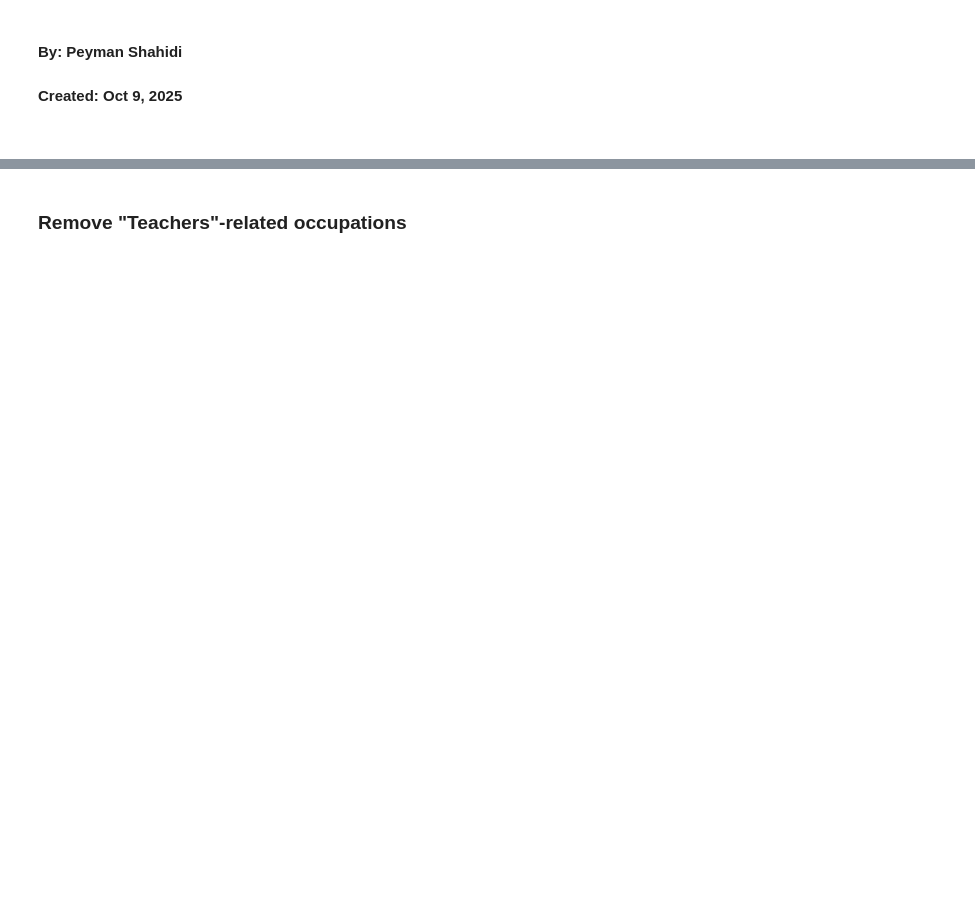
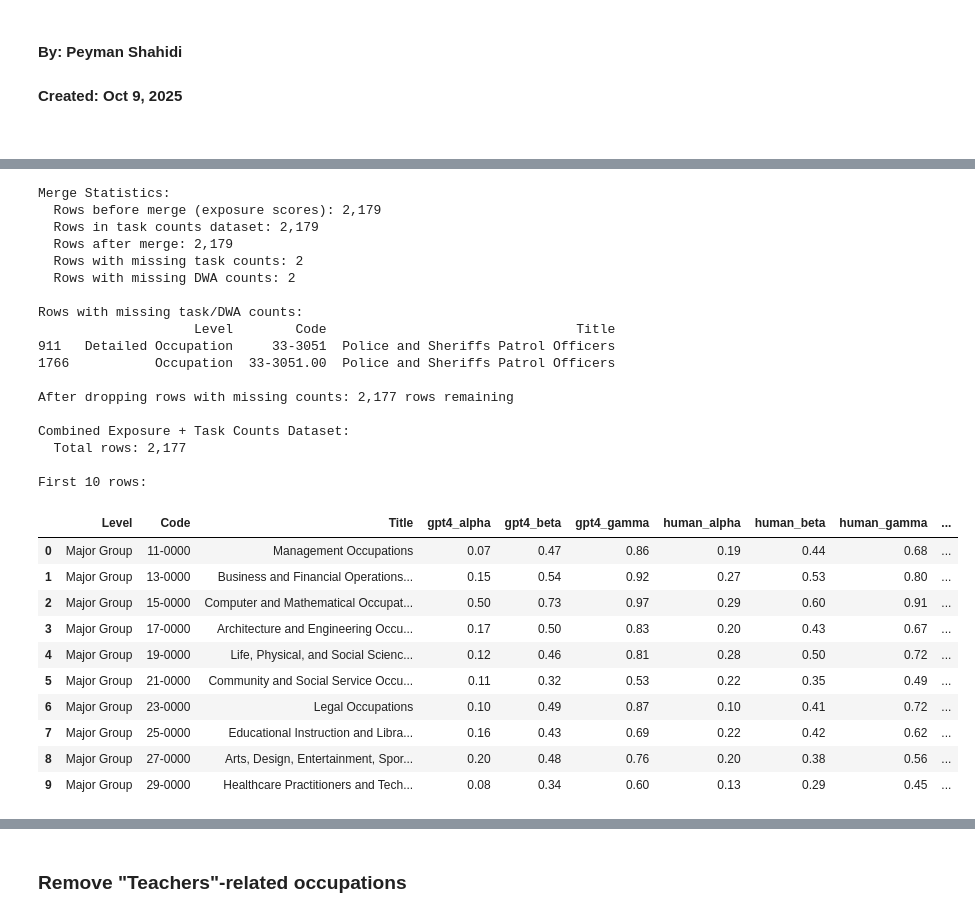
Before and after one commit to johnjosephhorton/rubin, a Jupyter notebook: agentic_ai/onet_gpt_exposure.ipynb, the cells around one changed output, grey strips where cells are left out. Drawn from its saved outputs; the diff is of its cells as text; code cells hidden in the pictures; blank space fills up the shorter version.

```diff
--- a/agentic_ai/onet_gpt_exposure.ipynb
+++ b/agentic_ai/onet_gpt_exposure.ipynb
@@ -186,8 +178,0 @@ gpts_df
-# %%
-## Merge AI Exposure to O*NET dataset
-ONET = pd.merge(ONET, gpts_df, left_on=['occ_code', 'occ_title'],
-                right_on=['O*NET-SOC Code', 'Occupation Title'], how='left')
-
-# Filter out rows with NaN GPT and human scores
-ONET_with_scores = ONET.dropna(subset=['gpt4_score', 'human_score'])
-ONET
@@ -274,0 +320,72 @@ ONET.head()
+# %%
+# Merge Task and DWA counts with exposure scores
+hierarchical_task_counts = pd.read_csv(f'{output_data_path}/hierarchical_task_counts.csv')
+
+# Merge on Level, Code, and Title
+exposure_scores_with_counts = exposure_scores_all_levels.merge(
+    hierarchical_task_counts[['Level', 'Code', 'Title', 'num_unique_tasks', 'num_unique_dwas']],
+    on=['Level', 'Code', 'Title'],
+    how='left'
+)
+
+# Check merge statistics
+print(f"\nMerge Statistics:")
+print(f"  Rows before merge (exposure scores): {len(exposure_scores_all_levels):,}")
+print(f"  Rows in task counts dataset: {len(hierarchical_task_counts):,}")
+print(f"  Rows after merge: {len(exposure_scores_with_counts):,}")
+print(f"  Rows with missing task counts: {exposure_scores_with_counts['num_unique_tasks'].isna().sum():,}")
+print(f"  Rows with missing DWA counts: {exposure_scores_with_counts['num_unique_dwas'].isna().sum():,}")
+
+# Show rows with missing values
+if exposure_scores_with_counts['num_unique_tasks'].isna().sum() > 0:
+    print(f"\nRows with missing task/DWA counts:")
+    missing_rows = exposure_scores_with_counts[exposure_scores_with_counts['num_unique_tasks'].isna()]
+    print(missing_rows[['Level', 'Code', 'Title']])
+
+    # Drop rows with missing task counts
+    exposure_scores_with_counts = exposure_scores_with_counts.dropna(subset=['num_unique_tasks', 'num_unique_dwas'])
+    print(f"\nAfter dropping rows with missing counts: {len(exposure_scores_with_counts):,} rows remaining")
+else:
+    print(f"\n✓ All rows successfully merged!")
+
+# Convert count columns to integers
+exposure_scores_with_counts['num_unique_tasks'] = exposure_scores_with_counts['num_unique_tasks'].astype(int)
+exposure_scores_with_counts['num_unique_dwas'] = exposure_scores_with_counts['num_unique_dwas'].astype(int)
+
+# Save the combined dataset
+exposure_scores_with_counts.to_csv(f'{output_data_path}/exposure_scores_with_counts.csv', index=False)
+
+print(f"\nCombined Exposure + Task Counts Dataset:")
+print(f"  Total rows: {len(exposure_scores_with_counts):,}")
+print(f"\nFirst 10 rows:")
+exposure_scores_with_counts.head(10)
+# %% [output]
+Merge Statistics:
+  Rows before merge (exposure scores): 2,179
+  Rows in task counts dataset: 2,179
+  Rows after merge: 2,179
+  Rows with missing task counts: 2
+  Rows with missing DWA counts: 2
+
+Rows with missing task/DWA counts:
+                    Level        Code                                Title
+911   Detailed Occupation     33-3051  Police and Sheriffs Patrol Officers
+1766           Occupation  33-3051.00  Police and Sheriffs Patrol Officers
+
+After dropping rows with missing counts: 2,177 rows remaining
+
+Combined Exposure + Task Counts Dataset:
+  Total rows: 2,177
+
+First 10 rows:
+|  | Level | Code | Title | gpt4_alpha | gpt4_beta | gpt4_gamma | human_alpha | human_beta | human_gamma | ... |
+| 0 | Major Group | 11-0000 | Management Occupations | 0.07 | 0.47 | 0.86 | 0.19 | 0.44 | 0.68 | ... |
+| 1 | Major Group | 13-0000 | Business and Financial Operations... | 0.15 | 0.54 | 0.92 | 0.27 | 0.53 | 0.80 | ... |
+| 2 | Major Group | 15-0000 | Computer and Mathematical Occupat... | 0.50 | 0.73 | 0.97 | 0.29 | 0.60 | 0.91 | ... |
+| 3 | Major Group | 17-0000 | Architecture and Engineering Occu... | 0.17 | 0.50 | 0.83 | 0.20 | 0.43 | 0.67 | ... |
+| 4 | Major Group | 19-0000 | Life, Physical, and Social Scienc... | 0.12 | 0.46 | 0.81 | 0.28 | 0.50 | 0.72 | ... |
+| 5 | Major Group | 21-0000 | Community and Social Service Occu... | 0.11 | 0.32 | 0.53 | 0.22 | 0.35 | 0.49 | ... |
+| 6 | Major Group | 23-0000 | Legal Occupations | 0.10 | 0.49 | 0.87 | 0.10 | 0.41 | 0.72 | ... |
+| 7 | Major Group | 25-0000 | Educational Instruction and Libra... | 0.16 | 0.43 | 0.69 | 0.22 | 0.42 | 0.62 | ... |
+| 8 | Major Group | 27-0000 | Arts, Design, Entertainment, Spor... | 0.20 | 0.48 | 0.76 | 0.20 | 0.38 | 0.56 | ... |
+| 9 | Major Group | 29-0000 | Healthcare Practitioners and Tech... | 0.08 | 0.34 | 0.60 | 0.13 | 0.29 | 0.45 | ... |
```
Also changed, not shown: parts of 24 cells of this notebook.
